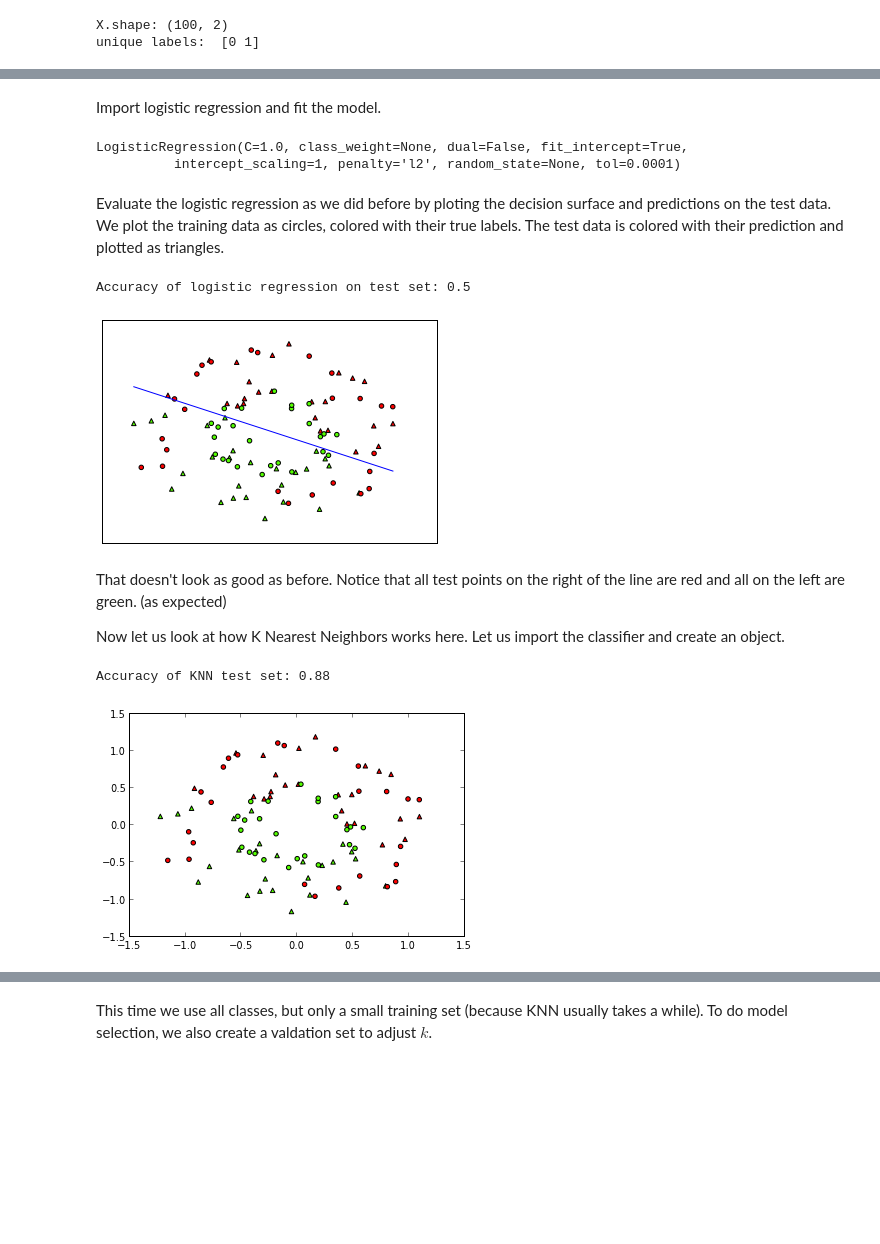
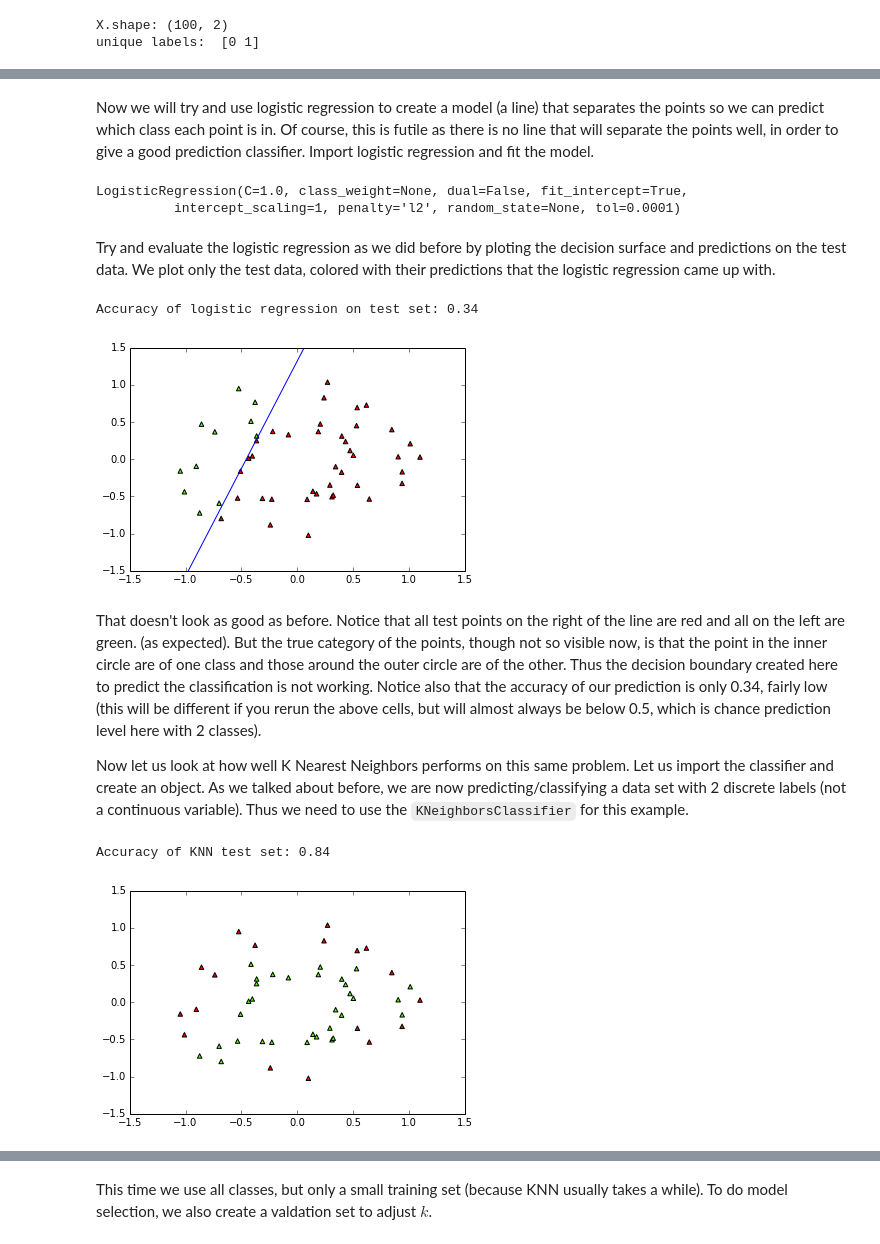
Before and after one commit to tgrasty/CSCI574-Machine-Learning, a Jupyter notebook: Lecture-09-k-Nearest-Neighbors.ipynb, the cells around one changed output, grey strips where cells are left out. Cells and saved outputs as stored; diff of their text form; code cells hidden in the pictures; blank space fills up the shorter version.

Commit message:
Added more description and cleaned up examples for the circle and MNIST example data sets.

```diff
--- a/Lecture-09-k-Nearest-Neighbors.ipynb
+++ b/Lecture-09-k-Nearest-Neighbors.ipynb
@@ -310,8 +311,10 @@ X_train = X[:50]
 y_train = y[:50]
 X_test = X[50:]
 y_test = y[50:]
-# %% [markdown]
-Import logistic regression and fit the model.
+# %% [markdown]
+Now we will try and use logistic regression to create a model (a line) that separates the points so we can predict which class
+each point is in.  Of course, this is futile as there is no line that will separate the points well, in order to give a good
+prediction classifier.  Import logistic regression and fit the model.
 # %%
 from sklearn.linear_model import LogisticRegression
 logreg = LogisticRegression()
@@ -320,26 +323,30 @@ logreg.fit(X_train, y_train)
 LogisticRegression(C=1.0, class_weight=None, dual=False, fit_intercept=True,
           intercept_scaling=1, penalty='l2', random_state=None, tol=0.0001)
 # %% [markdown]
-Evaluate the logistic regression as we did before by ploting the decision surface and predictions on the test data.
-We plot the training data as circles, colored with their true labels.
-The test data is colored with their prediction and plotted as triangles.
+Try and evaluate the logistic regression as we did before by ploting the decision surface and predictions on the test data.
+We plot only the test data, colored with their predictions that the logistic regression came up with.
 # %%
 plt.prism()
 from utility import plot_decision_boundary
 y_pred_test = logreg.predict(X_test)
 plt.scatter(X_test[:, 0], X_test[:, 1], c=y_pred_test, marker='^')
-plt.scatter(X_train[:, 0], X_train[:, 1], c=y_train)
+#plt.scatter(X_train[:, 0], X_train[:, 1], c=y_train)
 plot_decision_boundary(logreg, X)
 plt.xlim(-1.5, 1.5)
 plt.ylim(-1.5, 1.5)
 print "Accuracy of logistic regression on test set:", logreg.score(X_test, y_test)
 # %% [output]
-Accuracy of logistic regression on test set: 0.5
+Accuracy of logistic regression on test set: 0.34
-[figure, old version]
+[figure, new version]
-# %% [markdown]
-That doesn't look as good as before. Notice that all test points on the right of the line are red and all on the left are green. (as expected)
-
-Now let us look at how K Nearest Neighbors works here. Let us import the classifier and create an object.
+# %% [markdown]
+That doesn't look as good as before. Notice that all test points on the right of the line are red and all on the left are green. (as expected).  But the true category of the points, though not so visible now, is that the point in the inner circle are of one class
+and those around the outer circle are of the other.  Thus the decision boundary created here to predict the classification is not
+working.  Notice also that the accuracy of our prediction is only 0.34, fairly low (this will be different if you rerun the above
+cells, but will almost always be below 0.5, which is chance prediction level here with 2 classes).
+
+Now let us look at how well K Nearest Neighbors performs on this same problem. Let us import the classifier and create an object.
+As we talked about before, we are now predicting/classifying a data set with 2 discrete labels (not a continuous variable).  Thus
+we need to use the `KNeighborsClassifier` for this example.
 # %%
 from sklearn.neighbors import KNeighborsClassifier
 knn = KNeighborsClassifier(n_neighbors=5)    # we specify that this knn should always use 5 neighbors
@@ -351,9 +358,9 @@ plt.prism() # gives us a nice color map
 plt.xlim(-1.5, 1.5)
 plt.ylim(-1.5, 1.5)
 plt.scatter(X_test[:, 0], X_test[:, 1], c=y_pred_test, marker='^')
-plt.scatter(X_train[:, 0], X_train[:, 1], c=y_train)
+#plt.scatter(X_train[:, 0], X_train[:, 1], c=y_train)
 print "Accuracy of KNN test set:", knn.score(X_test, y_test)
 # %% [output]
-Accuracy of KNN test set: 0.88
+Accuracy of KNN test set: 0.84
-[figure, old version]
+[figure, new version]
 # %% [markdown]
```
Also changed, not shown: parts of 17 cells of this notebook.
